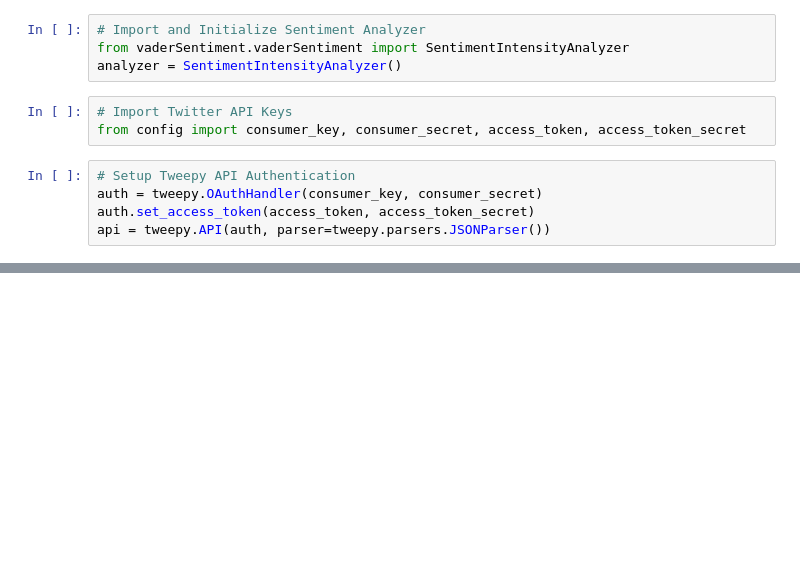
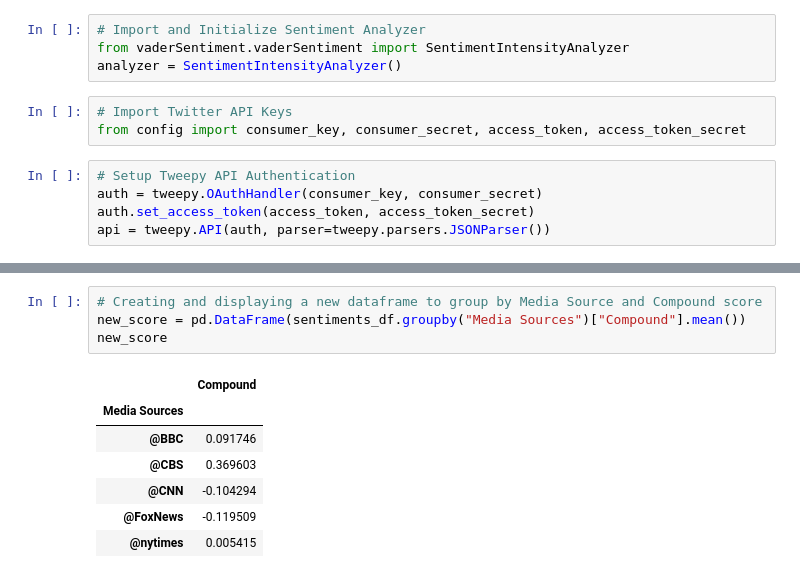
Before and after one commit to malvika/social-analytics, a Jupyter notebook: NewsMood.ipynb, the cells around one changed output, grey strips where cells are left out. Saved outputs shown, nothing was run; the diff lists cells and outputs as text; blank space fills up the shorter version.

```diff
--- a/NewsMood.ipynb
+++ b/NewsMood.ipynb
@@ -98,0 +143,12 @@ sentiments_df.to_csv("twitter_sentiments.csv", index=False )
+# %%
+# Creating and displaying a new dataframe to group by Media Source and Compound score
+new_score = pd.DataFrame(sentiments_df.groupby("Media Sources")["Compound"].mean())
+new_score
+# %% [output]
+|  | Compound |
+| Media Sources |  |
+| @BBC | 0.091746 |
+| @CBS | 0.369603 |
+| @CNN | -0.104294 |
+| @FoxNews | -0.119509 |
+| @nytimes | 0.005415 |
```
Also changed, not shown: parts of 6 cells of this notebook, 3 other files.
